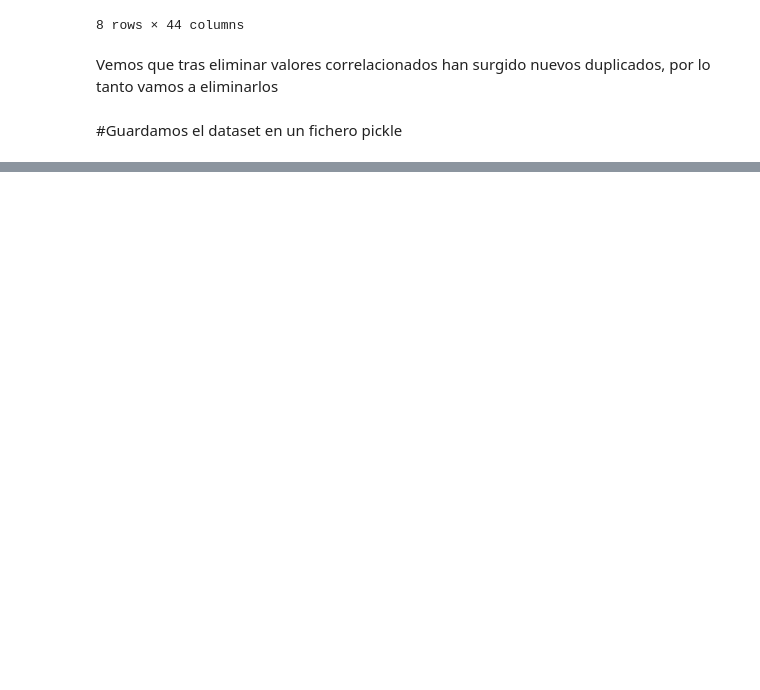
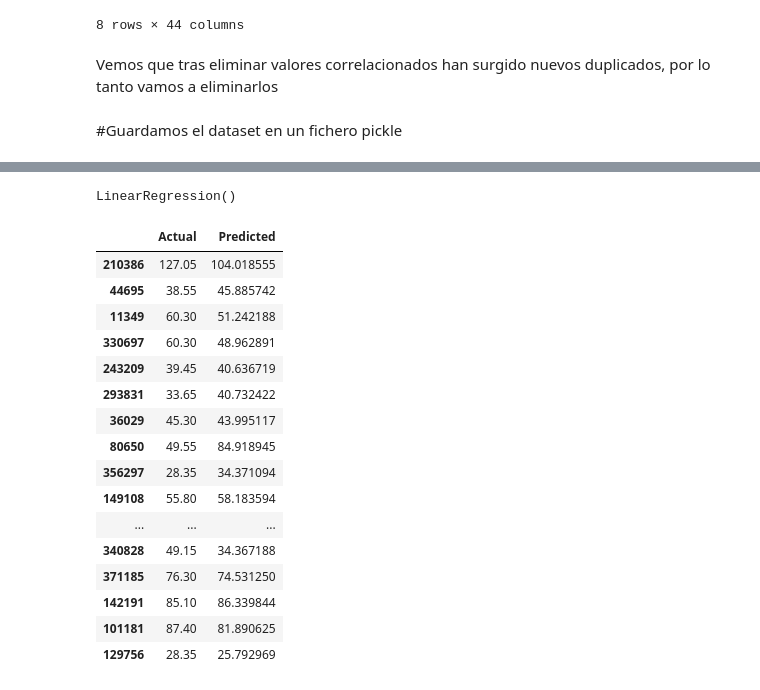
Before and after one commit to csipop/TAREAS_MASTER, a Jupyter notebook: Tarea_1_Limpieza_de_datos.ipynb, the cells around one changed output, grey strips where cells are left out. Cells and saved outputs as stored; diff of their text form; code cells hidden in the pictures; blank space fills up the shorter version.

```diff
--- a/Tarea_1_Limpieza_de_datos.ipynb
+++ b/Tarea_1_Limpieza_de_datos.ipynb
@@ -1143,0 +1169,6 @@ pd.to_pickle(Renfe_prep,"/content/drive/MyDrive/Limpieza de datos/df_renfe_clean
+# %%
+lin_leg = LinearRegression() #Modelo de regresion lineal
+# %%
+lin_leg.fit(x_train, y_train) #Entrenamos el modelo con los datos de train
+# %% [output]
+LinearRegression()
@@ -1143,0 +1179,20 @@ pd.to_pickle(Renfe_prep,"/content/drive/MyDrive/Limpieza de datos/df_renfe_clean
+# %%
+df_resultados.head(20)
+# %% [output]
+|  | Actual | Predicted |
+| 210386 | 127.05 | 104.018555 |
+| 44695 | 38.55 | 45.885742 |
+| 11349 | 60.30 | 51.242188 |
+| 330697 | 60.30 | 48.962891 |
+| 243209 | 39.45 | 40.636719 |
+| 293831 | 33.65 | 40.732422 |
+| 36029 | 45.30 | 43.995117 |
+| 80650 | 49.55 | 84.918945 |
+| 356297 | 28.35 | 34.371094 |
+| 149108 | 55.80 | 58.183594 |
+| ... | ... | ... |
+| 340828 | 49.15 | 34.367188 |
+| 371185 | 76.30 | 74.531250 |
+| 142191 | 85.10 | 86.339844 |
+| 101181 | 87.40 | 81.890625 |
+| 129756 | 28.35 | 25.792969 |
```
Also changed, not shown: parts of 19 cells of this notebook.
